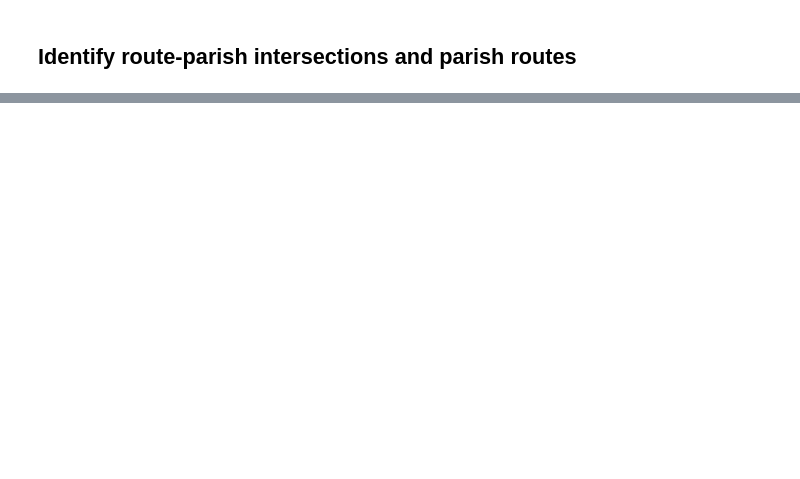
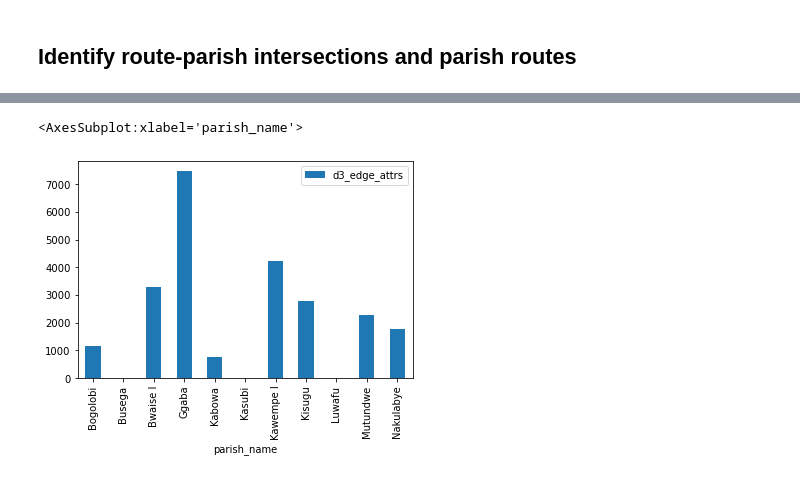
Before and after one commit to PHI-Case-Studies/2021-HELINA-COVID19-OSMNx-Workshop, a Jupyter notebook: NB05-Identify-Route-Parish-Intersections.ipynb, the cells around one changed output, grey strips where cells are left out. Saved outputs shown, nothing was run; the diff lists cells and outputs as text; code cells hidden in the pictures; blank space fills up the shorter version.

```diff
--- a/NB05-Identify-Route-Parish-Intersections.ipynb
+++ b/NB05-Identify-Route-Parish-Intersections.ipynb
@@ -226,0 +247,5 @@ paired_cache_proj_gdf
+# %%
+paired_cache_proj_gdf[['parish_name', 'd3_edge_attrs']].groupby(['parish_name']).mean().plot.bar()
+# %% [output]
+<AxesSubplot:xlabel='parish_name'>
+[figure, added]
```
Also changed, not shown: parts of 15 cells of this notebook, 3 other files.
